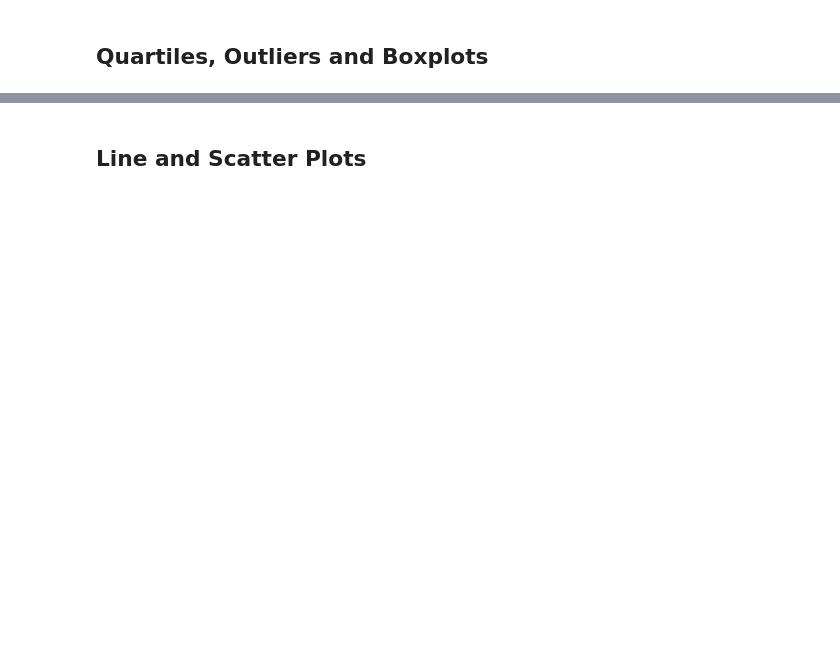
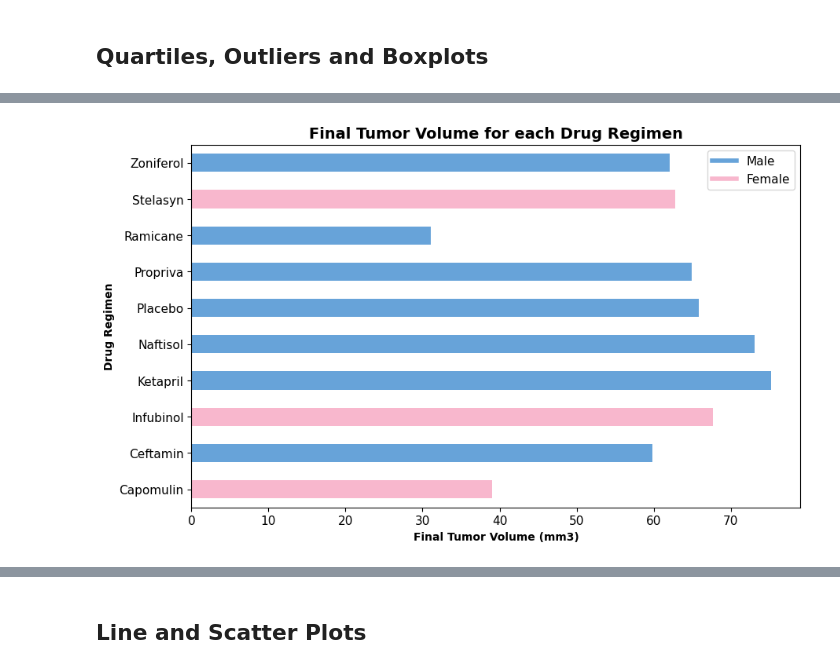
Before and after one commit to Saurabh-Lakhanpal/matplotlib-challenge, a Jupyter notebook: Pymaceuticals/pymaceuticals_solution.ipynb, the cells around one changed output, grey strips where cells are left out. Saved outputs shown, nothing was run; the diff lists cells and outputs as text; code cells hidden in the pictures; blank space fills up the shorter version.

```diff
--- a/Pymaceuticals/pymaceuticals_solution.ipynb
+++ b/Pymaceuticals/pymaceuticals_solution.ipynb
@@ -250,2 +306,8 @@ plt.show()
 # %% [markdown]
 ## Quartiles, Outliers and Boxplots
+# %%
+# **ADDITIONAL STEP**
+# Final Tumor volume at the last timepoint for each drug regime
+max_timepoint=mouse_Study_Data_clean.groupby(["Drug Regimen"])["Timepoint"].idxmax()
+final_tumor_volume = mouse_Study_Data_clean.loc[max_timepoint].set_index(["Drug Regimen"])
+final_tumor_volume
@@ -252,3 +327,24 @@ plt.show()
+# %%
+# **ADDITIONAL STEP**
+# Define color mapping based on sex
+color_mapping = {'Male': "#67A3D9", 'Female': "#F8B7CD"}
+colors = final_tumor_volume['Sex'].map(color_mapping)
+
+# Plot the sorted bar chart with colors based on sex
+final_tumor_volume["Tumor Volume (mm3)"].plot(kind="barh", color=colors, figsize=(10, 6), fontsize=11)
+
+plt.title("Final Tumor Volume for each Drug Regimen", fontsize=14,fontweight='bold')
+plt.xlabel("Final Tumor Volume (mm3)", fontweight='bold')
+plt.ylabel("Drug Regimen", fontweight='bold')
+
+# Add legend
+handles = [plt.Line2D([0], [0], color=color_mapping[sex], lw=4) for sex in color_mapping]
+labels = list(color_mapping.keys())
+plt.legend(handles, labels, fontsize=11)
+
+plt.show()
+# %% [output]
+[figure, added]
 # %%
 # Calculate the final tumor volume of each mouse across four of the treatment regimens:
 # Capomulin, Ramicane, Infubinol, and Ceftamin
```
Also changed, not shown: parts of 21 cells of this notebook, 2 other files.
